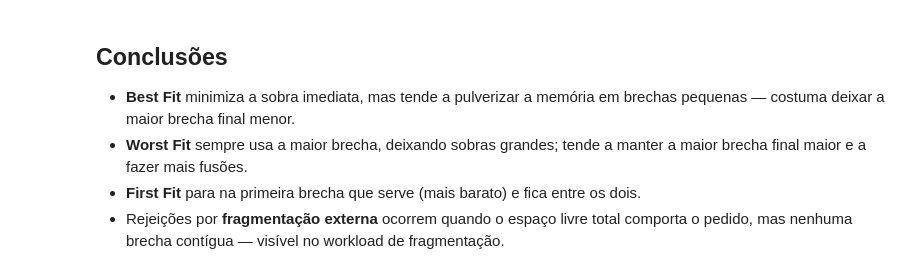
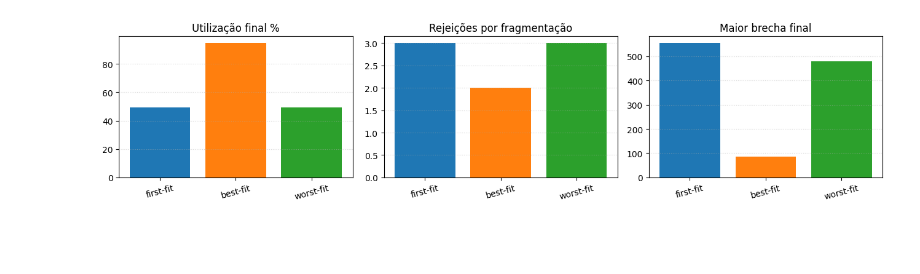
Before and after one commit to oliveirasWell/so-2026-01-ufms, a Jupyter notebook: trab-2-simulator-mem/notebook.ipynb, the cells around one changed output. Drawn from its saved outputs; the diff is of its cells as text; code cells hidden in the pictures; blank space fills up the shorter version.

```diff
--- a/trab-2-simulator-mem/notebook.ipynb
+++ b/trab-2-simulator-mem/notebook.ipynb
@@ -96,0 +101,3 @@ KeyError: 'total_memory'
+# %%
+reports = summarize("inputs/workload_complexo.json")
+display(Markdown(to_markdown(reports)))
@@ -137,10 +123,4 @@ Vencedor por métrica (menos falhas/rejeições e mais utilização é melhor)
-# %% [markdown]
-## Conclusões
-
-- **Best Fit** minimiza a sobra imediata, mas tende a pulverizar a memória em
-  brechas pequenas — costuma deixar a maior brecha final menor.
-- **Worst Fit** sempre usa a maior brecha, deixando sobras grandes; tende a
-  manter a maior brecha final maior e a fazer mais fusões.
-- **First Fit** para na primeira brecha que serve (mais barato) e fica entre os dois.
-- Rejeições por **fragmentação externa** ocorrem quando o espaço livre total
-  comporta o pedido, mas nenhuma brecha contígua — visível no workload de fragmentação.
+# %%
+show_bars(reports)
+# %% [output]
+[figure, added]
```
Also changed, not shown: parts of 25 cells of this notebook, 8 other files.
